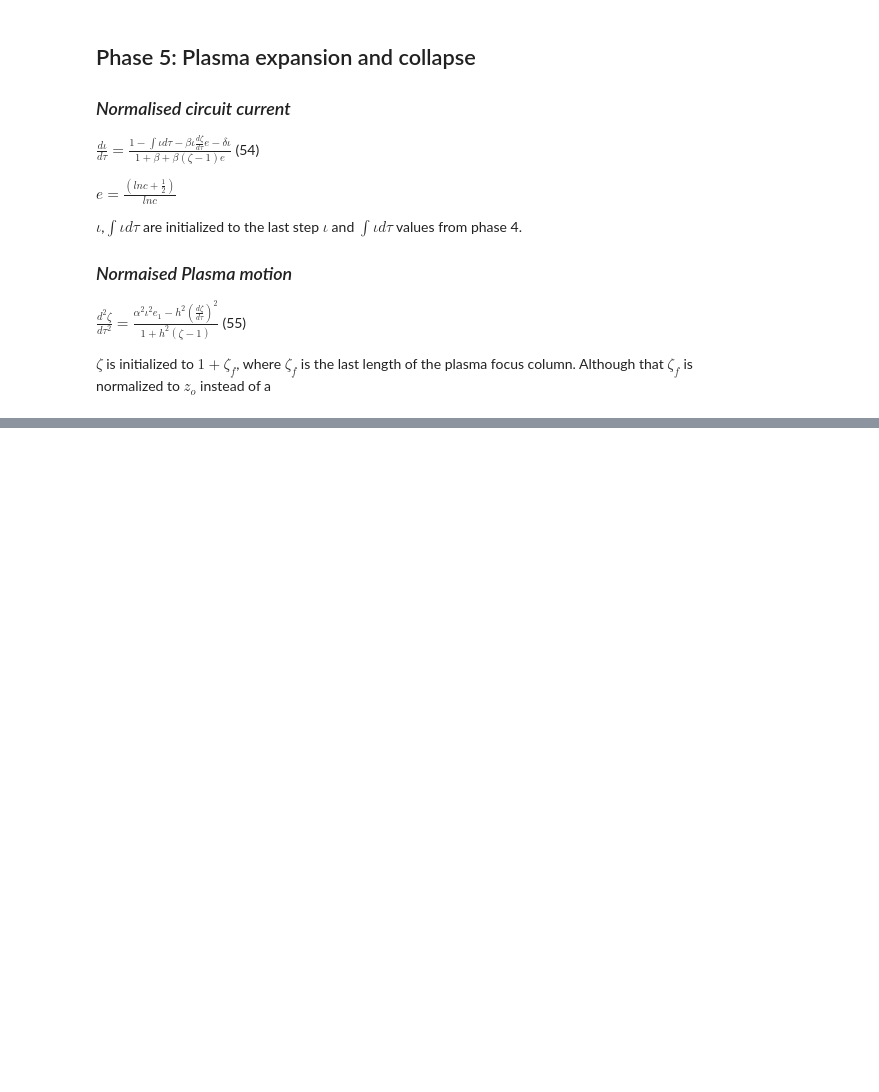
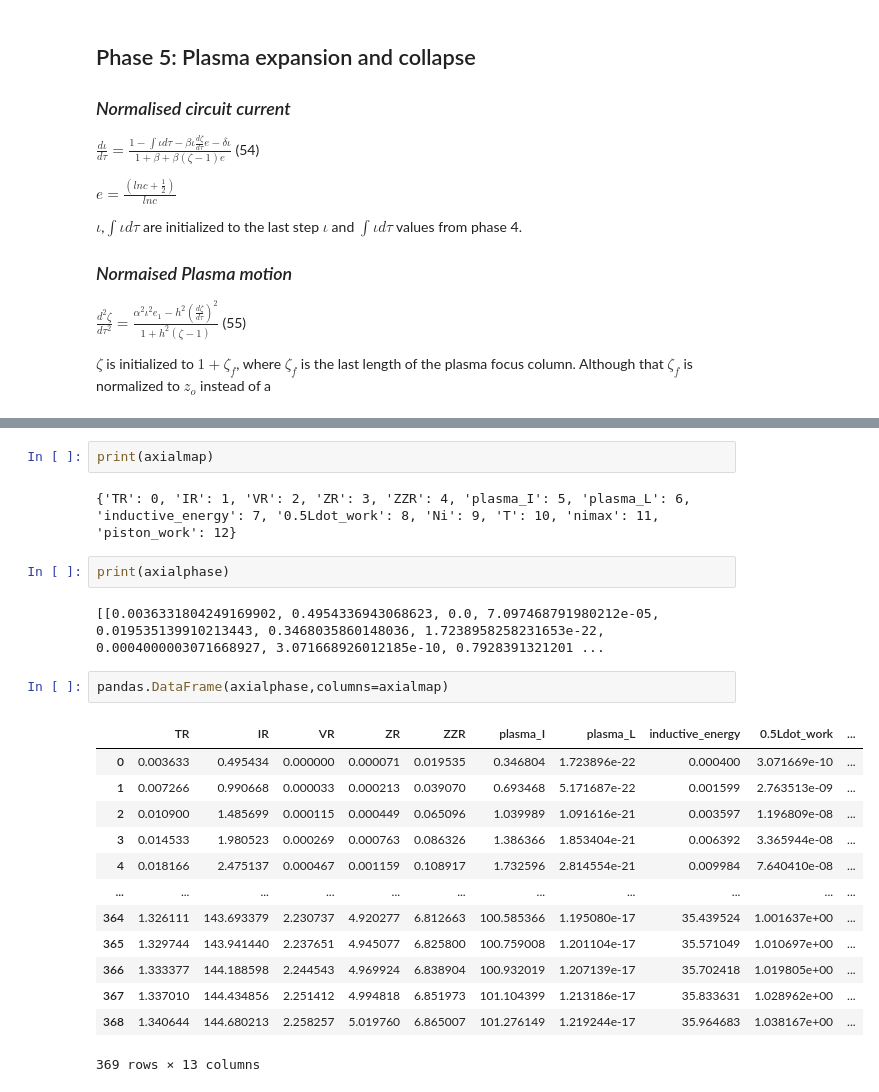
Before and after one commit to shihcc-gis/plasma, a Jupyter notebook: pyLMP.ipynb, the cells around one changed output, grey strips where cells are left out. Drawn from its saved outputs; the diff is of its cells as text; blank space fills up the shorter version.

```diff
--- a/pyLMP.ipynb
+++ b/pyLMP.ipynb
@@ -1807,0 +1814,24 @@ End of phase 4
+# %%
+print(axialmap)
+# %% [output]
+{'TR': 0, 'IR': 1, 'VR': 2, 'ZR': 3, 'ZZR': 4, 'plasma_I': 5, 'plasma_L': 6, 'inductive_energy': 7, '0.5Ldot_work': 8, 'Ni': 9, 'T': 10, 'nimax': 11, 'piston_work': 12}
+# %%
+print(axialphase)
+# %% [output]
+[[0.0036331804249169902, 0.4954336943068623, 0.0, 7.097468791980212e-05, 0.019535139910213443, 0.3468035860148036, 1.7238958258231653e-22, 0.0004000003071668927, 3.071668926012185e-10, 0.7928391321201 ...
+# %%
+pandas.DataFrame(axialphase,columns=axialmap)
+# %% [output]
+|  | TR | IR | VR | ZR | ZZR | plasma_I | plasma_L | inductive_energy | 0.5Ldot_work | ... |
+| 0 | 0.003633 | 0.495434 | 0.000000 | 0.000071 | 0.019535 | 0.346804 | 1.723896e-22 | 0.000400 | 3.071669e-10 | ... |
+| 1 | 0.007266 | 0.990668 | 0.000033 | 0.000213 | 0.039070 | 0.693468 | 5.171687e-22 | 0.001599 | 2.763513e-09 | ... |
+| 2 | 0.010900 | 1.485699 | 0.000115 | 0.000449 | 0.065096 | 1.039989 | 1.091616e-21 | 0.003597 | 1.196809e-08 | ... |
+| 3 | 0.014533 | 1.980523 | 0.000269 | 0.000763 | 0.086326 | 1.386366 | 1.853404e-21 | 0.006392 | 3.365944e-08 | ... |
+| 4 | 0.018166 | 2.475137 | 0.000467 | 0.001159 | 0.108917 | 1.732596 | 2.814554e-21 | 0.009984 | 7.640410e-08 | ... |
+| ... | ... | ... | ... | ... | ... | ... | ... | ... | ... | ... |
+| 364 | 1.326111 | 143.693379 | 2.230737 | 4.920277 | 6.812663 | 100.585366 | 1.195080e-17 | 35.439524 | 1.001637e+00 | ... |
+| 365 | 1.329744 | 143.941440 | 2.237651 | 4.945077 | 6.825800 | 100.759008 | 1.201104e-17 | 35.571049 | 1.010697e+00 | ... |
+| 366 | 1.333377 | 144.188598 | 2.244543 | 4.969924 | 6.838904 | 100.932019 | 1.207139e-17 | 35.702418 | 1.019805e+00 | ... |
+| 367 | 1.337010 | 144.434856 | 2.251412 | 4.994818 | 6.851973 | 101.104399 | 1.213186e-17 | 35.833631 | 1.028962e+00 | ... |
+| 368 | 1.340644 | 144.680213 | 2.258257 | 5.019760 | 6.865007 | 101.276149 | 1.219244e-17 | 35.964683 | 1.038167e+00 | ... |
+369 rows × 13 columns
```
Also changed, not shown: parts of 4 cells of this notebook.
